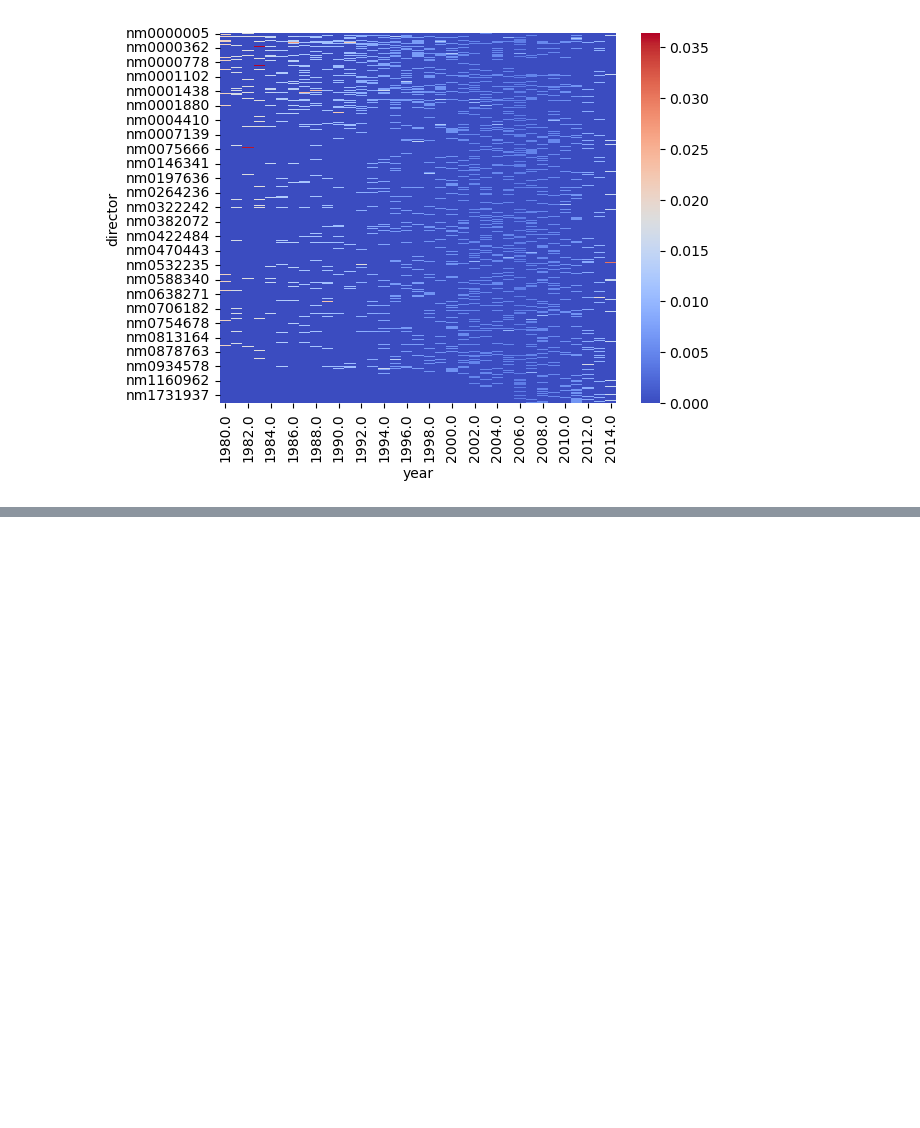
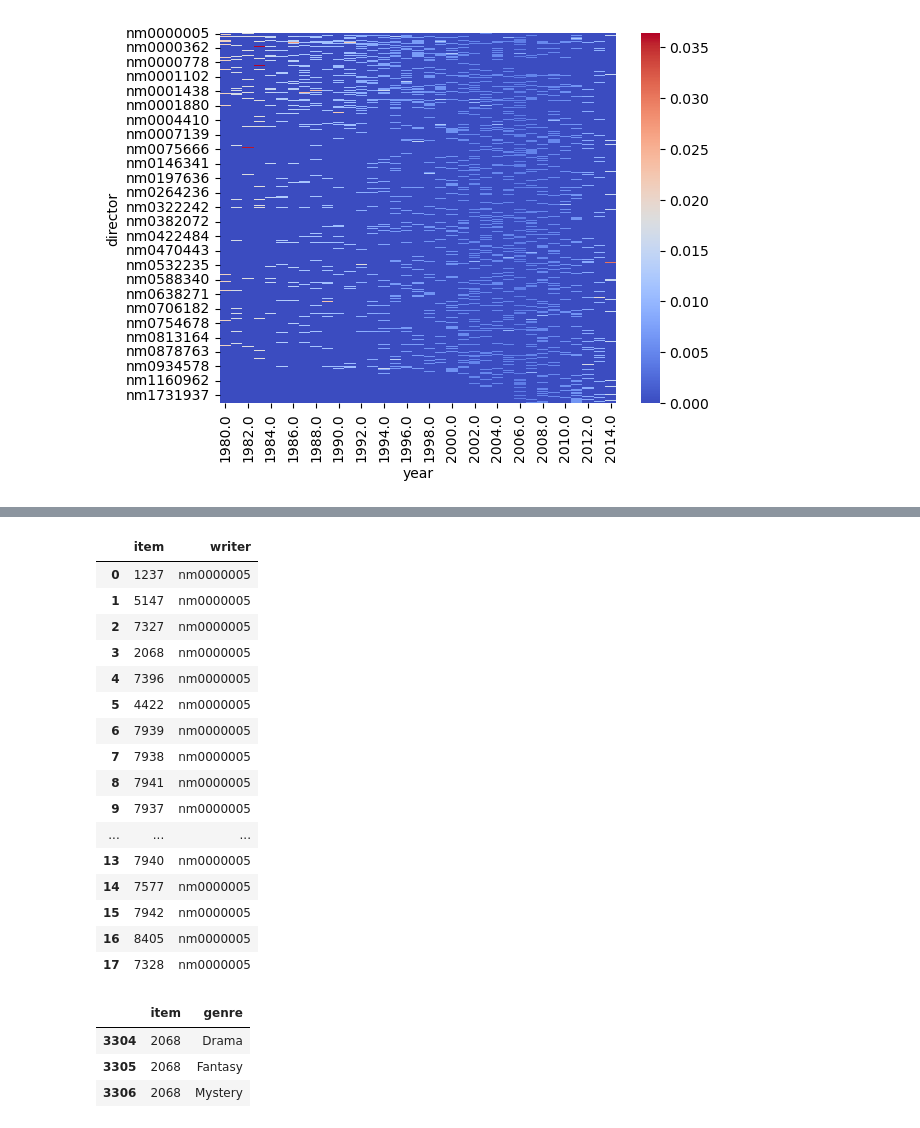
Before and after one commit to boostcampaitech4lv23recsys1/level2_movierecommendation_recsys-level2-recsys-05, a Jupyter notebook: eda/EDA_msk.ipynb, the cells around one changed output, grey strips where cells are left out. Drawn from its saved outputs; the diff is of its cells as text; code cells hidden in the pictures; blank space fills up the shorter version.

```diff
--- a/eda/EDA_msk.ipynb
+++ b/eda/EDA_msk.ipynb
@@ -490,0 +546,27 @@ sns.heatmap(ratio_director_by_year,cmap='coolwarm')
+# %%
+writer_data[writer_data['writer']=='nm0000005']
+# %% [output]
+|  | item | writer |
+| 0 | 1237 | nm0000005 |
+| 1 | 5147 | nm0000005 |
+| 2 | 7327 | nm0000005 |
+| 3 | 2068 | nm0000005 |
+| 4 | 7396 | nm0000005 |
+| 5 | 4422 | nm0000005 |
+| 6 | 7939 | nm0000005 |
+| 7 | 7938 | nm0000005 |
+| 8 | 7941 | nm0000005 |
+| 9 | 7937 | nm0000005 |
+| ... | ... | ... |
+| 13 | 7940 | nm0000005 |
+| 14 | 7577 | nm0000005 |
+| 15 | 7942 | nm0000005 |
+| 16 | 8405 | nm0000005 |
+| 17 | 7328 | nm0000005 |
+# %%
+genre_data[genre_data['item'] == 2068]
+# %% [output]
+|  | item | genre |
+| 3304 | 2068 | Drama |
+| 3305 | 2068 | Fantasy |
+| 3306 | 2068 | Mystery |
```
Also changed, not shown: parts of 13 cells of this notebook.
